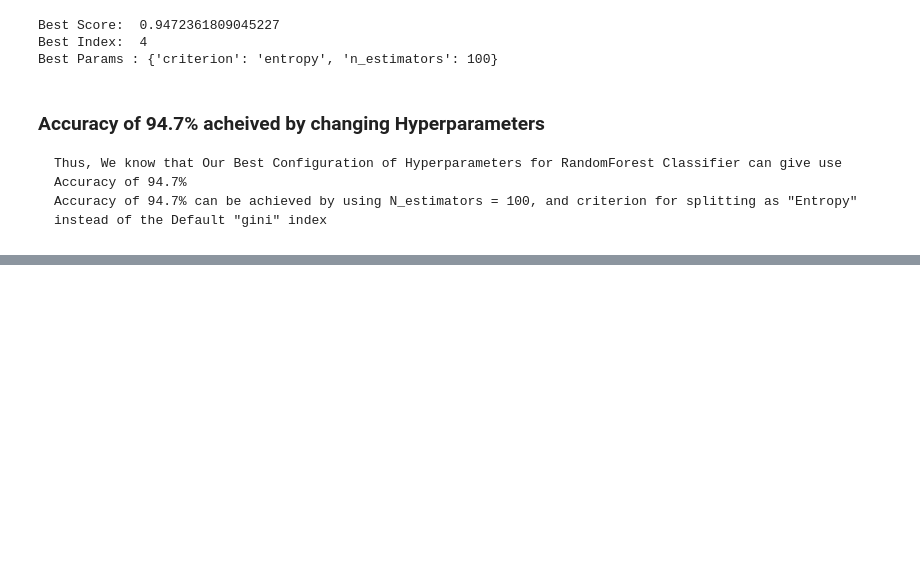
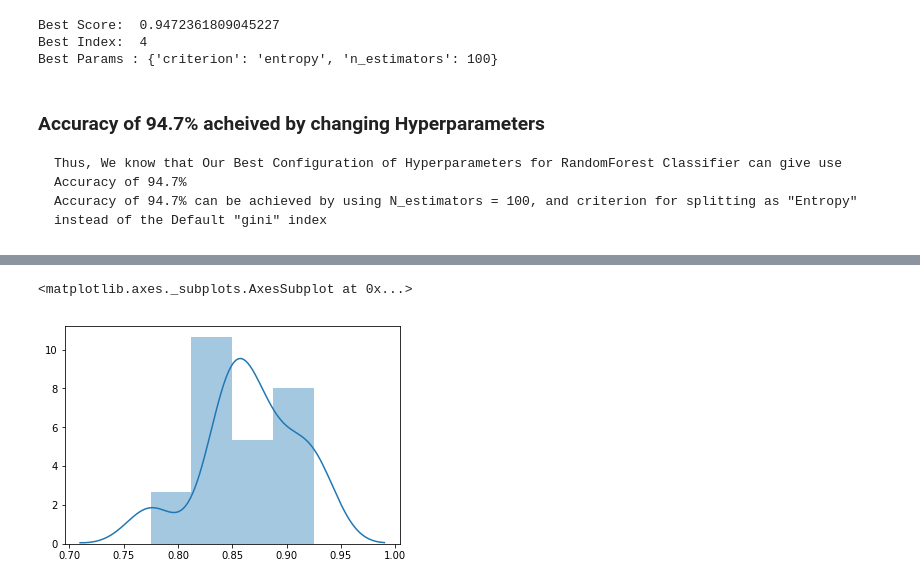
Before and after one commit to shenoyrahul444/Breast-Cancer-Detection, a Jupyter notebook: Breast Cancer Detection.ipynb, the cells around one changed output, grey strips where cells are left out. Saved outputs shown, nothing was run; the diff lists cells and outputs as text; code cells hidden in the pictures; blank space fills up the shorter version.

```diff
--- a/Breast Cancer Detection.ipynb
+++ b/Breast Cancer Detection.ipynb
@@ -334,0 +429,9 @@ Best Params : {'criterion': 'entropy', 'n_estimators': 100}
+# %%
+from sklearn.neighbors import KNeighborsClassifier
+nbr = KNeighborsClassifier() # Default neighbors = 5
+classifier_knn = nbr.fit(X_train,Y_train)
+Y_pred = classifier_knn.predict(X_test)
+acc = accuracy_score(Y_test,Y_pred)
+cf_knn = confusion_matrix(Y_test,Y_pred)
+print(acc)
+print(cf_knn)
@@ -334,0 +445,5 @@ Best Params : {'criterion': 'entropy', 'n_estimators': 100}
+# %%
+cv_knn = cross_val_score(classifier_knn,X_train,Y_train,cv=10,n_jobs=-1,verbose= True)
+print("Mean :",cv_knn.mean())
+print("Standard Dev: ",cv_knn.std())
+print("Variance: ",cv_knn.var())
@@ -334,0 +456,5 @@ Best Params : {'criterion': 'entropy', 'n_estimators': 100}
+# %%
+sns.distplot(cv_knn)
+# %% [output]
+<matplotlib.axes._subplots.AxesSubplot at 0x...>
+[figure, added]
```
Also changed, not shown: parts of 40 cells of this notebook.
